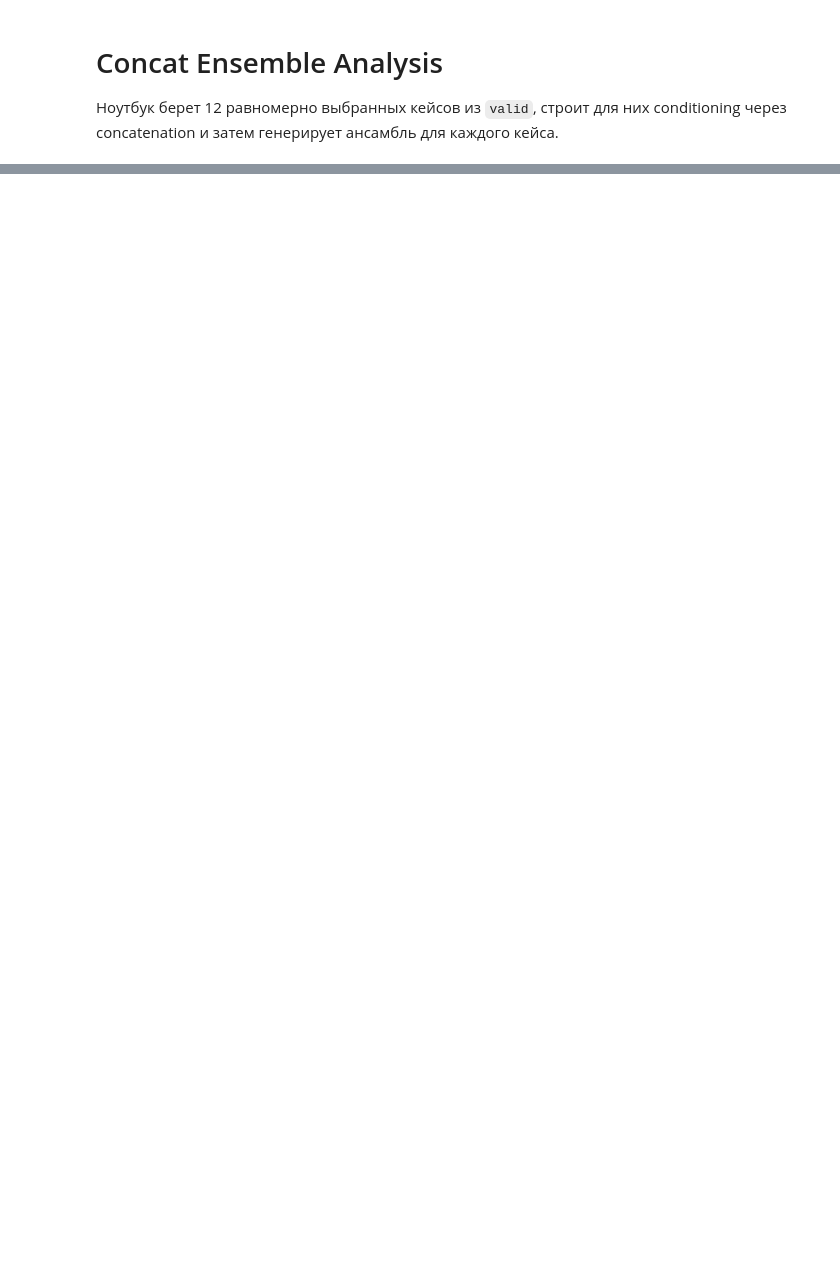
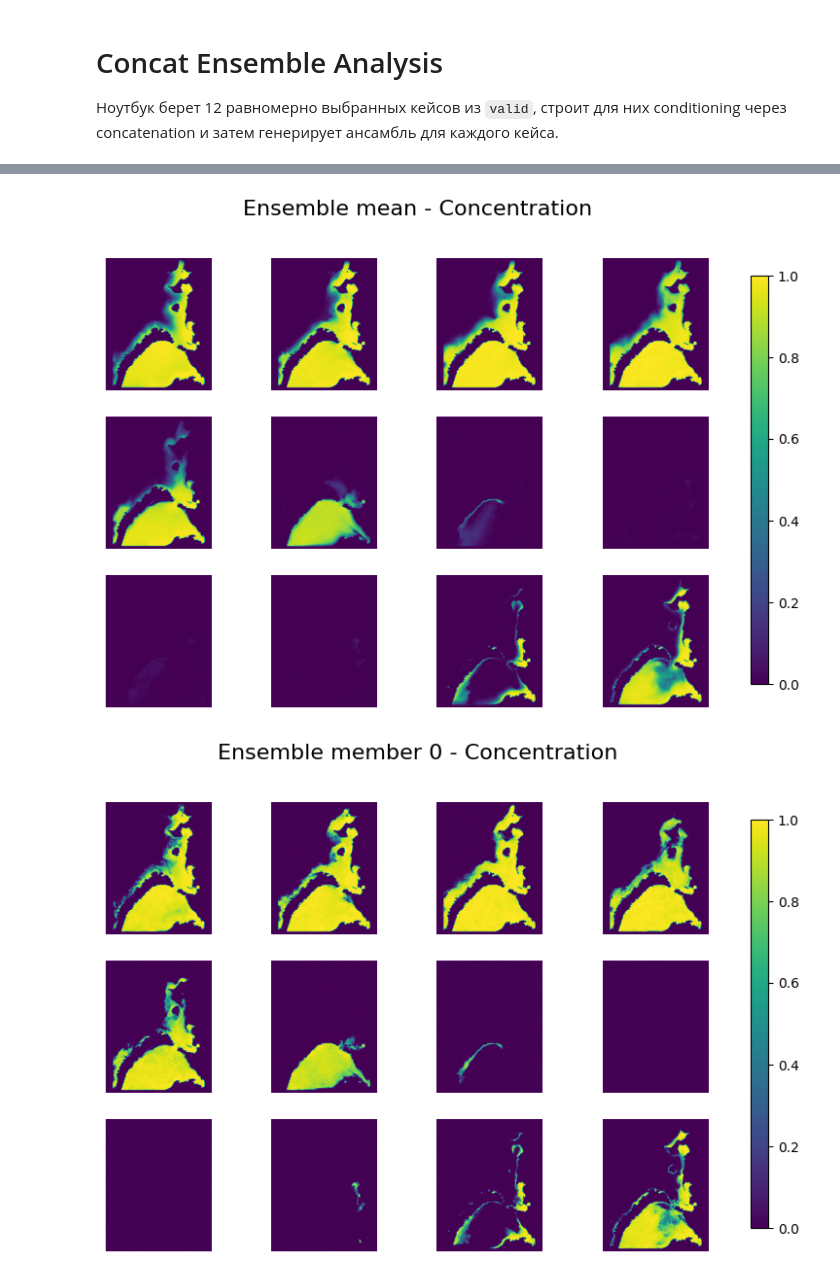
Before and after one commit to SadreevAmir/diffusion_data_assimilation, a Jupyter notebook: experiments_concat_ensemble.ipynb, the cells around one changed output, grey strips where cells are left out. Drawn from its saved outputs; the diff is of its cells as text; code cells hidden in the pictures; blank space fills up the shorter version.

```diff
--- a/experiments_concat_ensemble.ipynb
+++ b/experiments_concat_ensemble.ipynb
@@ -38,10 +38,10 @@ CHECKPOINT_DIR = os.path.join(REPO_DIR, 'checkpoints')
 CHECKPOINT_NAME = 'ema_best_model.pth'
 
 N_CASES = 12
-ENSEMBLE_SIZE = 16
-NUM_TIMESTEPS = 50
-METHOD = 'euler'
-N_TRACKS_RANGE = (1, 4)
+ENSEMBLE_SIZE = 10
+NUM_TIMESTEPS = 10
+METHOD = 'dopri5'
+N_TRACKS_RANGE = (7, 7)
 BASE_SEED = 1234
 IMAGE_SIZE = (320, 256)
 
@@ -179,18 +216,21 @@ print('masked_case_rmse =', masked_case_rmse.tolist())
 # %%
 make_plot(ensemble_mean, CHANNEL_MEAN, CHANNEL_STD, N_CASES, title='Ensemble mean - Concentration')
 make_plot(ensemble[0], CHANNEL_MEAN, CHANNEL_STD, N_CASES, title='Ensemble member 0 - Concentration')
 
 rows = int(np.ceil(N_CASES / 4))
 cols = 4
 fig, axes = plt.subplots(rows, cols, figsize=(4 * cols, 3 * rows))
 axes = np.atleast_1d(axes).reshape(rows, cols)
 
 for idx, ax in enumerate(axes.flat):
     if idx < N_CASES:
-        im = ax.imshow(ensemble_std[idx, 0].numpy(), cmap='magma')
+        im = ax.imshow(ensemble_std[idx, 0].numpy())
         ax.set_title(f'case {int(indices[idx])}')
     ax.axis('off')
 
 fig.suptitle('Ensemble std - Concentration', y=1.02)
 fig.colorbar(im, ax=axes.ravel().tolist(), shrink=0.85)
 plt.tight_layout()
+# %% [output]
+[figure, added]
+[figure, added]
```
Also changed, not shown: parts of 5 cells of this notebook, 1 other file.
